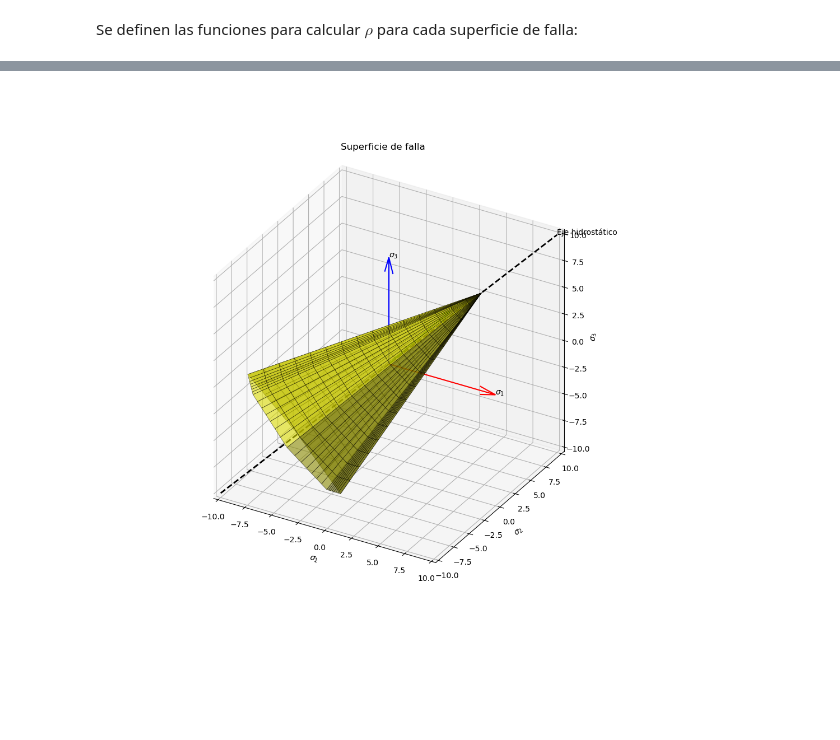
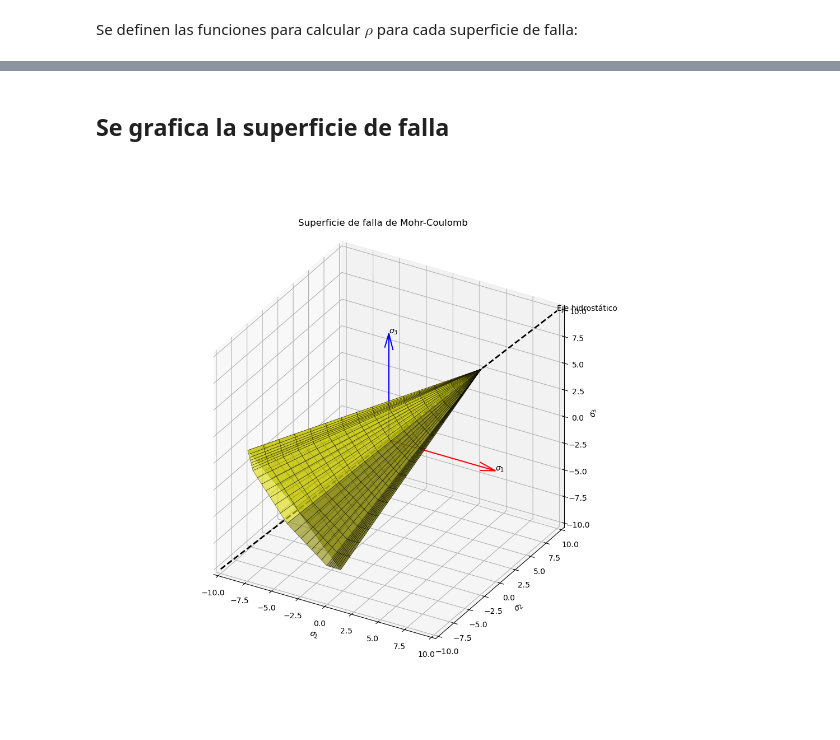
Before and after one commit to diegoandresalvarez/solidos, a Jupyter notebook: codigo/16_teorias_falla/16.7.5_superficies_de_fluencia.ipynb, the cells around one changed output, grey strips where cells are left out. Saved outputs shown, nothing was run; the diff lists cells and outputs as text; code cells hidden in the pictures; blank space fills up the shorter version.

```diff
--- a/codigo/16_teorias_falla/16.7.5_superficies_de_fluencia.ipynb
+++ b/codigo/16_teorias_falla/16.7.5_superficies_de_fluencia.ipynb
@@ -54,4 +96,4 @@ def rho_mohr_coulomb(theta, xi, c, phi):
     num = sqrt(2)*(c*cosd(phi) - (xi/sqrt(3))*sind(phi))
     den = sind(theta + 60) + sind(phi)*cosd(theta + 60)/sqrt(3)
     rho = num/den
-    return rho
+    return rho, "Mohr-Coulomb"
@@ -69,4 +122,4 @@ def rho_drucker_prager(theta, xi, c, phi, tipo):
         raise ValueError("Tipo debe ser 'vertices_mayores' o 'vertices_menores'")
 
     rho = sqrt(2)*A - sqrt(6)*B*xi
-    return rho
+    return rho, "Drucker-Prager"
@@ -79,7 +154,7 @@ def rho_matsuoka_nakai(theta, xi, c, phi):
     for i in range(m):
         for j in range(6*n-5):
             if abs(cos3theta[j]) < 1e-9:
-                rho[i,j] = sqrt((2*(kMN-9))/(3*(kMN-3)))*abs(xi[i,j]-sqrt(3)*s0)
+                rho[i,j] = sqrt((2*(kMN - 9))/(3*(kMN - 3)))*abs(xi[i,j] - sqrt(3)*s0)
             else:
                 # Se calculan los coeficientes
                 c0 =  sqrt(3)*(kMN - 9)*(xi[i,j] - sqrt(3)*s0)**3/9
@@ -99,7 +174,7 @@ def rho_matsuoka_nakai(theta, xi, c, phi):
 
                 # Y de las raíces que quedan se escoge la menor
                 rho[i,j] = nanmin(sol)
-    return rho
+    return rho, "Matsuoka-Nakai"
 # %%
 # Se calcula el ángulo de Lode (y se repite por la propiedad de simetría)
 th  = linspace(0, 60, n)
@@ -126,14 +201,14 @@ theta, xi = meshgrid(th_, xi_)
 # Se calcula el radio rho de la superficie de fluencia a graficar
 match modelo:
     case 'VON_MISES':
-        rho = rho_von_mises(fy)
+        rho, titulo = rho_von_mises(fy)
     case 'TRESCA':
-        rho = rho_tresca(theta, fy)
+        rho, titulo = rho_tresca(theta, fy)
     case 'MOHR_COULOMB':
-        rho = rho_mohr_coulomb(theta, xi, c, phi)
+        rho, titulo = rho_mohr_coulomb(theta, xi, c, phi)
     case 'DRUCKER_PRAGER':
-        rho = rho_drucker_prager(theta, xi, c, phi, 'vertices_mayores')
+        rho, titulo = rho_drucker_prager(theta, xi, c, phi, 'vertices_mayores')
     case 'MATSUOKA_NAKAI':
-        rho = rho_matsuoka_nakai(theta, xi, c, phi)
+        rho, titulo = rho_matsuoka_nakai(theta, xi, c, phi)
     case _:
         raise ValueError('Criterio desconocido')
@@ -145,37 +242,40 @@ s2 = xi/sqrt(3) + sqrt(2/3)*rho*cosd(theta - 120) # ecuaciones (*\eqref{eq:HW_to
 s3 = xi/sqrt(3) + sqrt(2/3)*rho*cosd(theta + 120)
+# %% [markdown]
+## Se grafica la superficie de falla
 # %%
 # Se crea la figura 3D
 fig = plt.figure(" ", figsize=(10, 10))
 
-# aquí "ortho" es para que no grafique en perspectiva, sino con proyección ortogonal, de modo que se pueda ver bien el plano meridiano
+# aquí "ortho" es para que no grafique en perspectiva, sino con proyección ortogonal,
+# de modo que se pueda ver bien el plano meridiano
 ax  = fig.add_subplot(111, projection='3d', proj_type='ortho')
 
 # Se dibuja la superficie de fluencia
 COLOR = 'yellow'
 ax.plot_surface(s1, s2, s3, color=COLOR, alpha=0.6, edgecolor='k', linewidth=0.5)
 
 # Se colocan los ejes
 tamano_cabeza_flecha = 0.15  # Ajusta este valor para cambiar el tamaño de la cabeza de la flecha
 ax.quiver(0, 0, 0, 10,  0,  0, color='r', arrow_length_ratio=tamano_cabeza_flecha)
 ax.quiver(0, 0, 0,  0, 10,  0, color='g', arrow_length_ratio=tamano_cabeza_flecha)
 ax.quiver(0, 0, 0,  0,  0, 10, color='b', arrow_length_ratio=tamano_cabeza_flecha)
 ax.text(10,  0,  0, '$\sigma_1$')
 ax.text( 0, 10,  0, '$\sigma_2$')
 ax.text( 0,  0, 10, '$\sigma_3$')
 
 # Se dibuja el eje hidrostático
 ax.plot([-10, 10], [-10, 10], [-10, 10], 'k--', linewidth=2)
 ax.text(10, 10, 10, 'Eje hidrostático', color='k')
 
 # Se configura el gráfico
 ax.set_aspect('equal')
 ax.set_xlim(-10, 10)
 ax.set_ylim(-10, 10)
 ax.set_zlim(-10, 10)
 ax.set_xlabel('$\sigma_1$')
 ax.set_ylabel('$\sigma_2$')
 ax.set_zlabel('$\sigma_3$')
-ax.set_title('Superficie de falla')
+ax.set_title('Superficie de falla de ' + titulo)
 plt.show()
 # %% [output]
-[figure, old version]
+[figure, new version]
```
Also changed, not shown: parts of 11 cells of this notebook.
